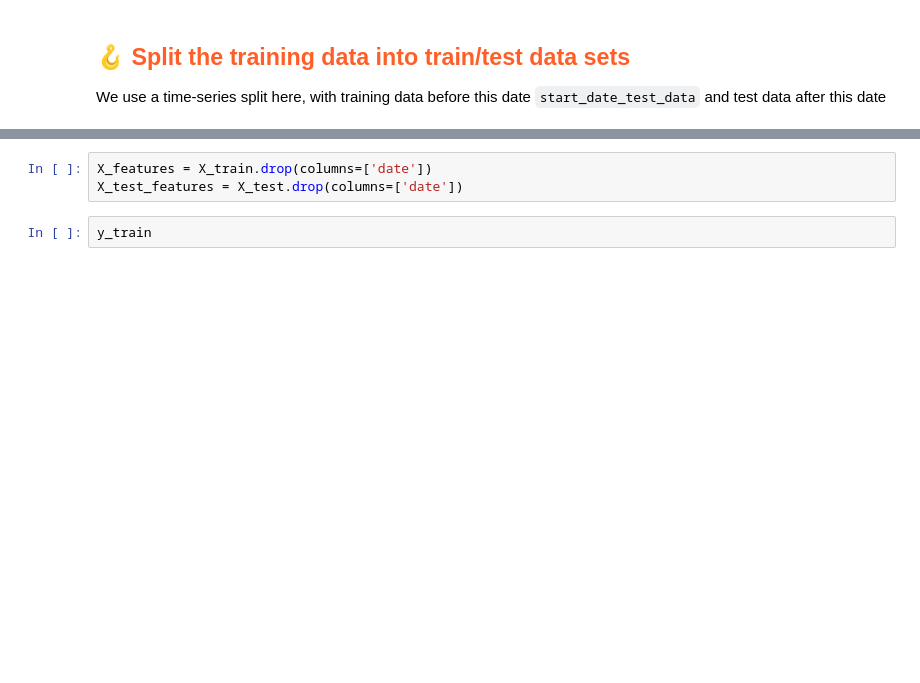
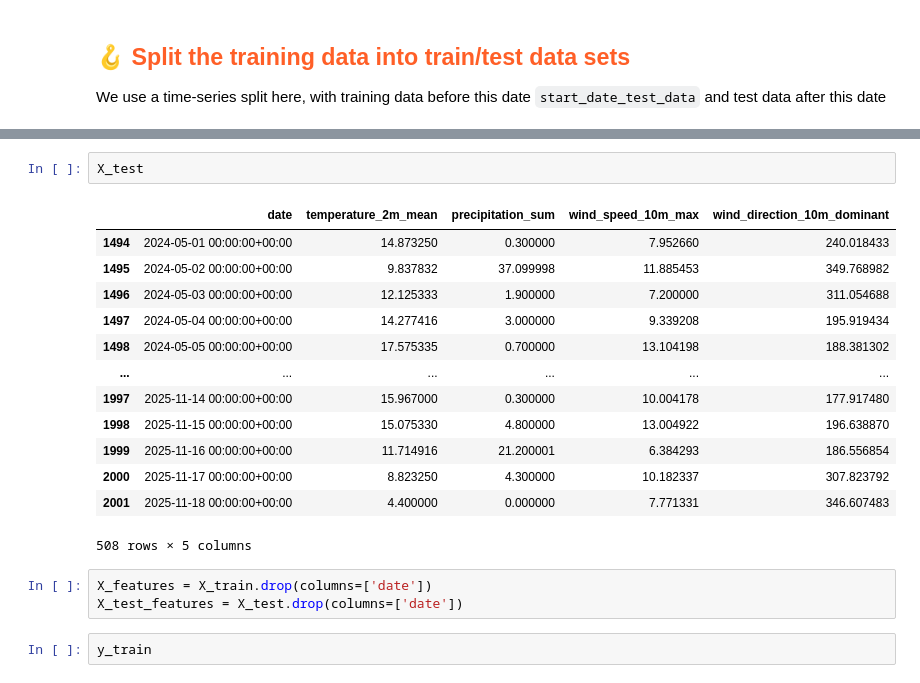
Before and after one commit to SamyZouggari/mlfs-book, a Jupyter notebook: notebooks/airquality/3_air_quality_training_pipeline.ipynb, the cells around one changed output, grey strips where cells are left out. Drawn from its saved outputs; the diff is of its cells as text; blank space fills up the shorter version.

```diff
--- a/notebooks/airquality/3_air_quality_training_pipeline.ipynb
+++ b/notebooks/airquality/3_air_quality_training_pipeline.ipynb
@@ -174,3 +171,19 @@ X_train
+# %%
+X_test
+# %% [output]
+|  | date | temperature_2m_mean | precipitation_sum | wind_speed_10m_max | wind_direction_10m_dominant |
+| 1494 | 2024-05-01 00:00:00+00:00 | 14.873250 | 0.300000 | 7.952660 | 240.018433 |
+| 1495 | 2024-05-02 00:00:00+00:00 | 9.837832 | 37.099998 | 11.885453 | 349.768982 |
+| 1496 | 2024-05-03 00:00:00+00:00 | 12.125333 | 1.900000 | 7.200000 | 311.054688 |
+| 1497 | 2024-05-04 00:00:00+00:00 | 14.277416 | 3.000000 | 9.339208 | 195.919434 |
+| 1498 | 2024-05-05 00:00:00+00:00 | 17.575335 | 0.700000 | 13.104198 | 188.381302 |
+| ... | ... | ... | ... | ... | ... |
+| 1997 | 2025-11-14 00:00:00+00:00 | 15.967000 | 0.300000 | 10.004178 | 177.917480 |
+| 1998 | 2025-11-15 00:00:00+00:00 | 15.075330 | 4.800000 | 13.004922 | 196.638870 |
+| 1999 | 2025-11-16 00:00:00+00:00 | 11.714916 | 21.200001 | 6.384293 | 186.556854 |
+| 2000 | 2025-11-17 00:00:00+00:00 | 8.823250 | 4.300000 | 10.182337 | 307.823792 |
+| 2001 | 2025-11-18 00:00:00+00:00 | 4.400000 | 0.000000 | 7.771331 | 346.607483 |
+508 rows × 5 columns
 # %%
 X_features = X_train.drop(columns=['date'])
 X_test_features = X_test.drop(columns=['date'])
```
Also changed, not shown: parts of 12 cells of this notebook, 8 other files.
